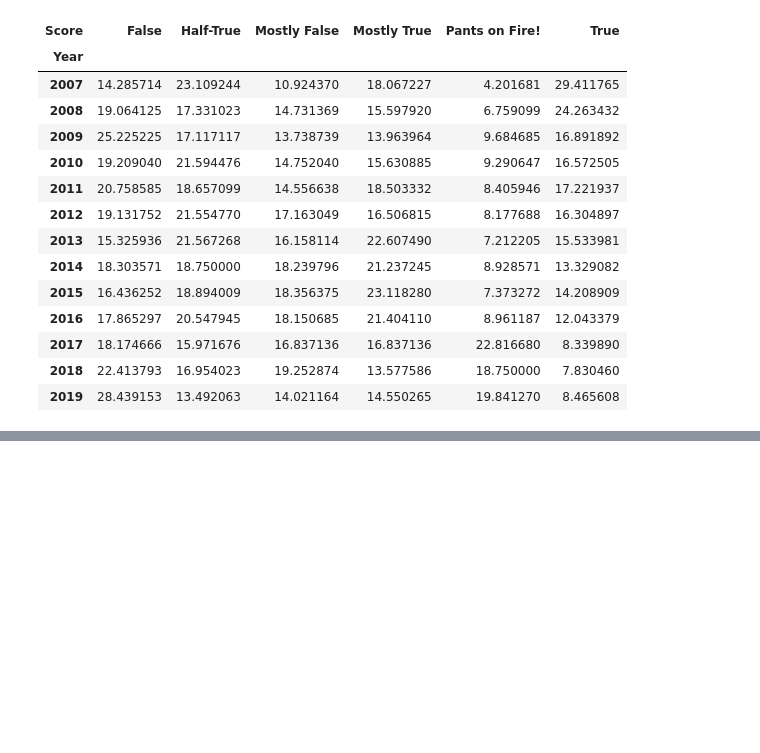
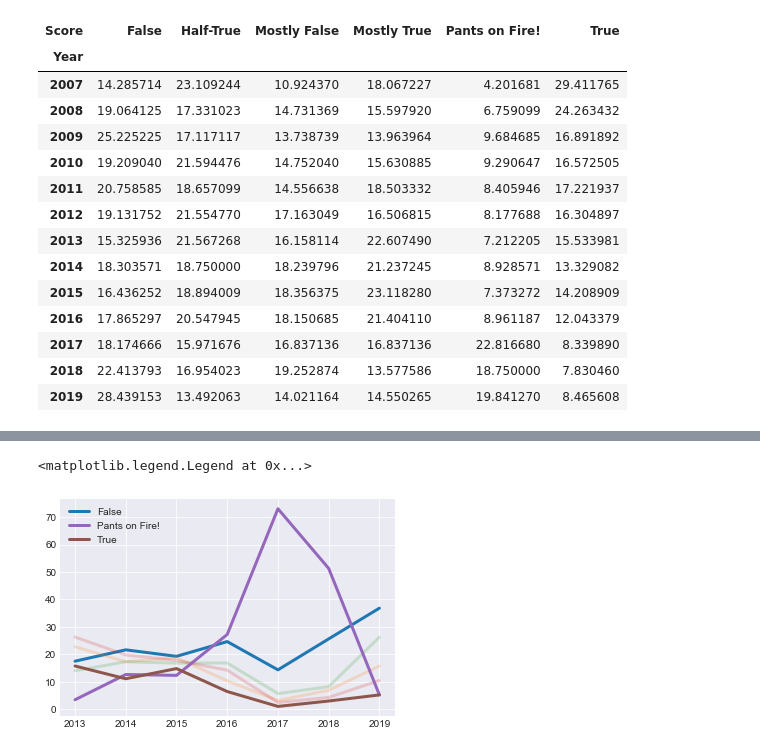
Before and after one commit to AmyOKruk/data-studio-projects, a Jupyter notebook: Politifact project - Week 3/Politifact - Graphs.ipynb, the cells around one changed output, grey strips where cells are left out. Saved outputs shown, nothing was run; the diff lists cells and outputs as text; code cells hidden in the pictures; blank space fills up the shorter version.

```diff
--- a/Politifact project - Week 3/Politifact - Graphs.ipynb
+++ b/Politifact project - Week 3/Politifact - Graphs.ipynb
@@ -53,0 +64,3 @@ graph_df.plot(ax=ax).f
+# %%
+pundit_graph = df2.pivot(index='Year', columns='Score', values='Percent')
+pundit_graph
@@ -53,0 +77,19 @@ graph_df.plot(ax=ax).f
+# %%
+y = pundit_graph.index
+x = pundit_graph['False']
+x2 = pundit_graph['Half-True']
+x3 = pundit_graph['Mostly False']
+x4 = pundit_graph['Mostly True']
+x5 = pundit_graph['Pants on Fire!']
+x6 = pundit_graph['True']
+
+ax2 = plot(y, x, linewidth='3', label='False'),
+plot(y, x2, linewidth='3', alpha=0.2),
+plot(y, x3, linewidth='3', alpha=0.2),
+plot(y, x4, linewidth='3', alpha=0.2),
+plot(y, x5, linewidth='3', label='Pants on Fire!'),
+plot(y, x6, linewidth='3', label='True')
+plt.legend()
+# %% [output]
+<matplotlib.legend.Legend at 0x...>
+[figure, added]
```
Also changed, not shown: parts of 6 cells of this notebook.
